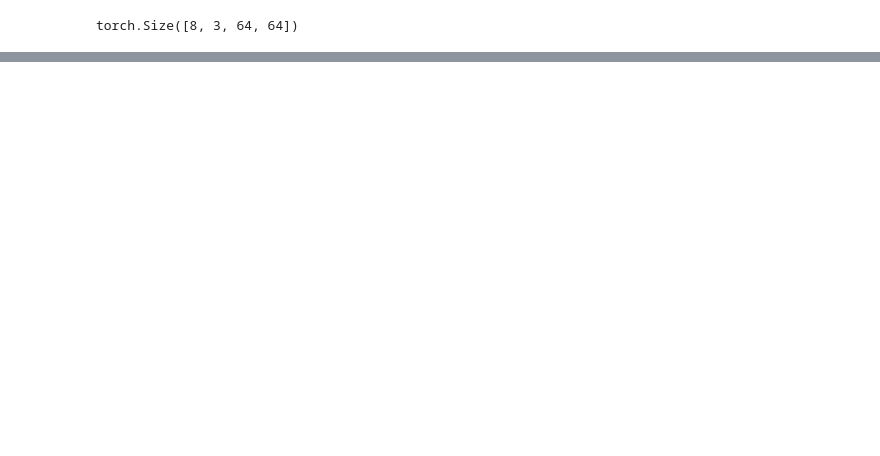
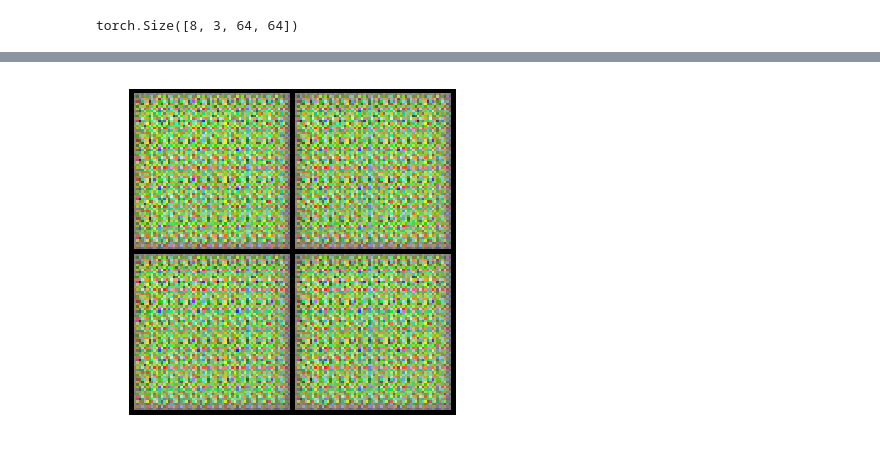
Before and after one commit to hdmamin/GAN-architectures, a Jupyter notebook: dcgan.ipynb, the cells around one changed output, grey strips where cells are left out. Cells and saved outputs as stored; diff of their text form; code cells hidden in the pictures; blank space fills up the shorter version.

Commit message:
training

```diff
--- a/dcgan.ipynb
+++ b/dcgan.ipynb
@@ -125,6 +148,20 @@ class Discriminator(nn.Module):
         x = F.leaky_relu_(self.conv4(x), self.leak)
         x = torch.sigmoid(self.conv5(x))
         return x
+
+    def dims(self):
+        """Get shape of each layer's weights."""
+        return [p.shape for p in self.parameters()]
+
+    def trainable(self):
+        """Check which layers are trainable."""
+        return [p.requires_grad for p in self.parameters()]
+
+    def layer_stats(self):
+        """Check mean and standard deviation of each layer's weights."""
+        return [(round(p.data.mean().item(), 3),
+                 round(p.data.std().item(), 3))
+                 for p in self.parameters()]
 # %%
 g = Generator(input_c=100).to(device)
 # %%
@@ -184,2 +263,0 @@ def train(d, g, epochs, dl, lr=2e-4, b1=.5, b2=.999):
-# %%
-train(d, g, 1, photo_dl)
@@ -207,0 +282,16 @@ G loss: 0.3384
+# %%
+def plot_samples(samples):
+    matplotlib.rcParams['animation.writer'] = 'html'
+    fig = plt.figure(figsize=(9, 6))
+    plt.axis('off')
+    grids = [vutils.make_grid(sample, normalize=True, nrow=2)
+             for sample in samples]
+    plots = [[plt.imshow(np.transpose(grid, (1, 2, 0)), animated=True)]
+             for grid in grids]
+    anim = animation.ArtistAnimation(fig, plots, blit=True)
+#     HTML(data=anim.to_html5_video())
+#     anim.save('samples/sample.gif', writer='avconv', fps=60)
+
+    plt.imshow(np.transpose(grids[-1], (1, 2, 0)))
+# %%
+samples, output = train(d, g, 50, small_dl)
@@ -207,0 +316,4 @@ G loss: 0.3384
+# %%
+plot_samples(samples)
+# %% [output]
+[figure, added]
```
Also changed, not shown: parts of 16 cells of this notebook.
